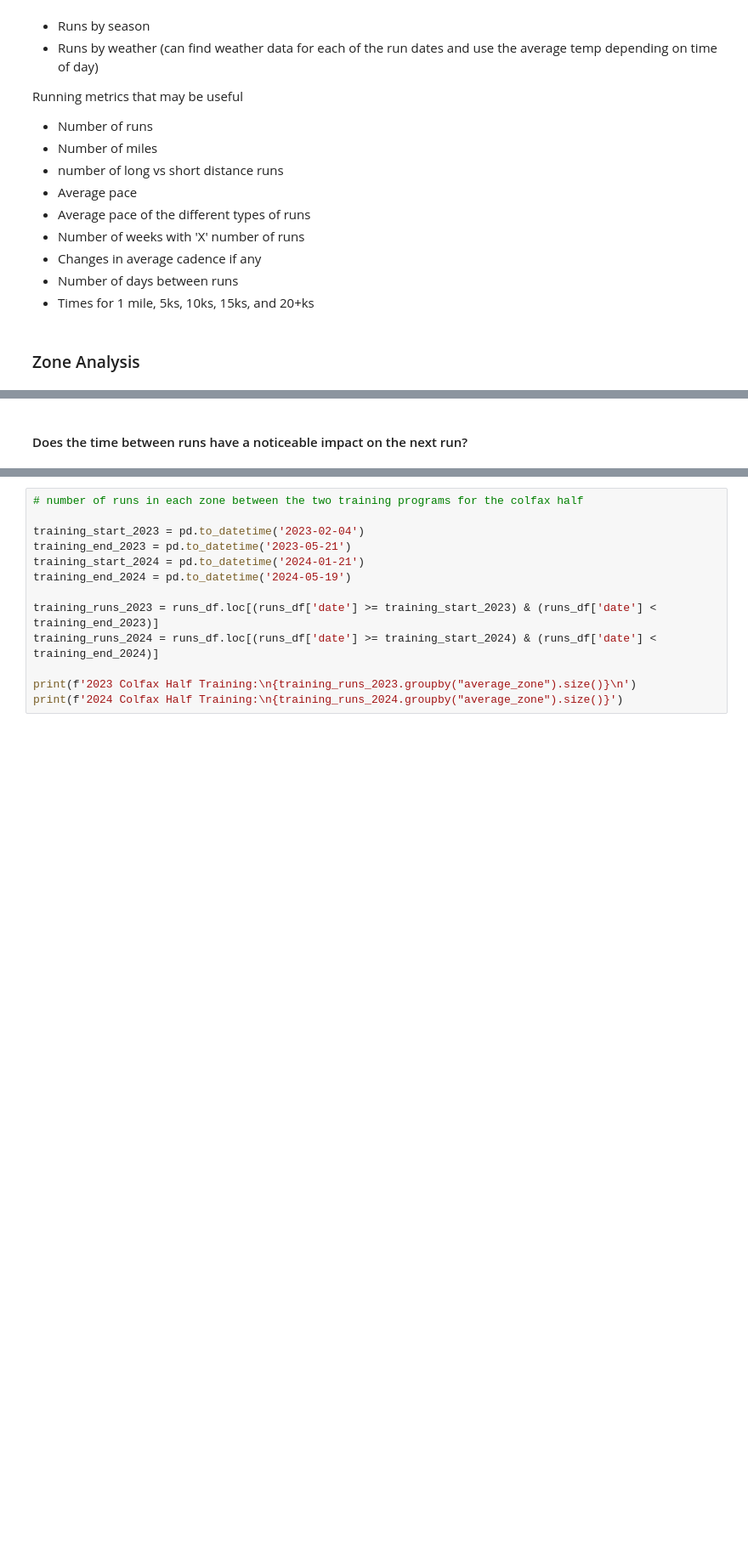
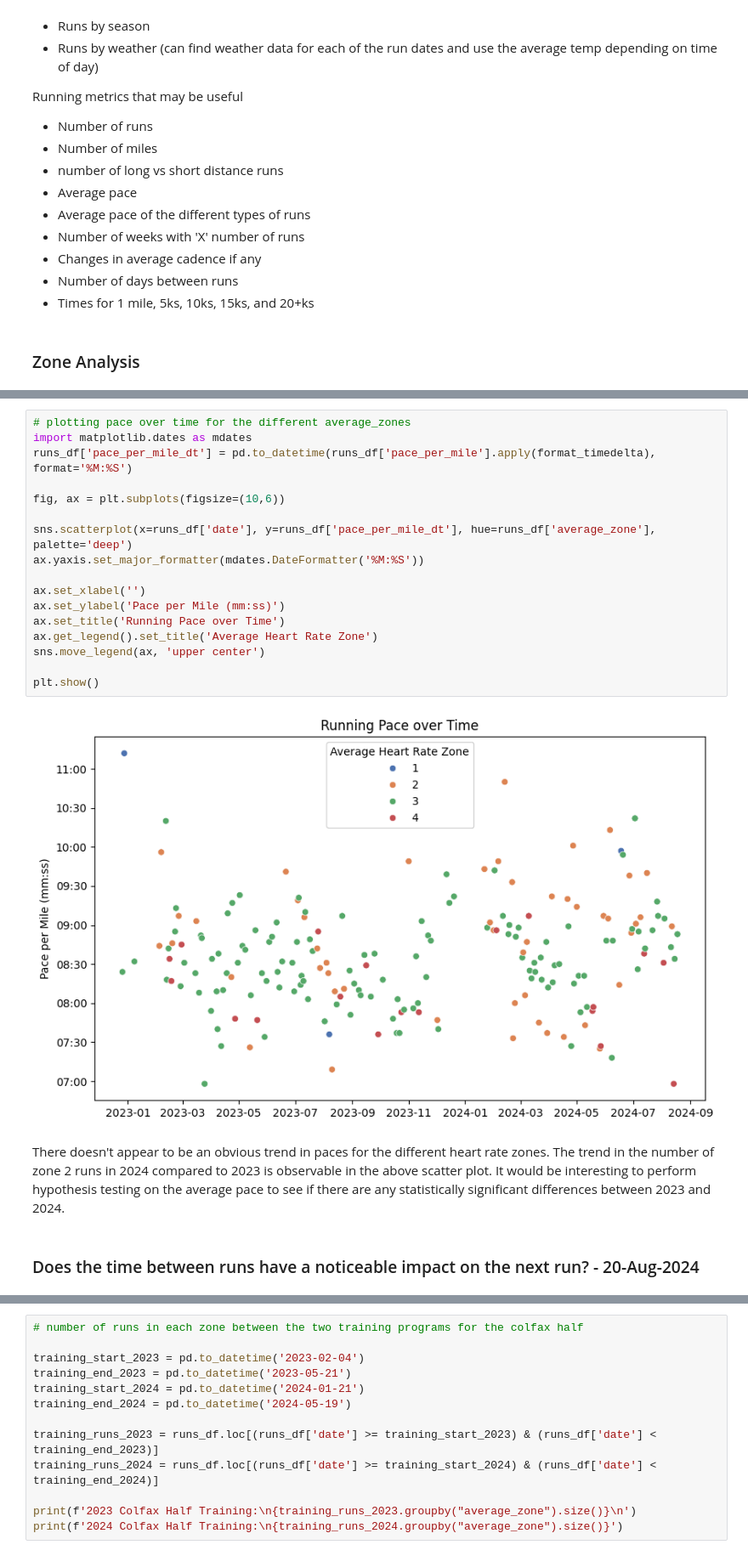
Before and after one commit to CodyT21/running_data, a Jupyter notebook: eda.ipynb, the cells around one changed output, grey strips where cells are left out. Shown: that part at 85% size. Drawn from its saved outputs; the diff is of its cells as text; blank space fills up the shorter version.

```diff
--- a/eda.ipynb
+++ b/eda.ipynb
@@ -80,5 +141,26 @@ When looking at the zone counts by year, there is a trend that appears to be for
+# %%
+# plotting pace over time for the different average_zones
+import matplotlib.dates as mdates
+runs_df['pace_per_mile_dt'] = pd.to_datetime(runs_df['pace_per_mile'].apply(format_timedelta), format='%M:%S')
+
+fig, ax = plt.subplots(figsize=(10,6))
+
+sns.scatterplot(x=runs_df['date'], y=runs_df['pace_per_mile_dt'], hue=runs_df['average_zone'], palette='deep')
+ax.yaxis.set_major_formatter(mdates.DateFormatter('%M:%S'))
+
+ax.set_xlabel('')
+ax.set_ylabel('Pace per Mile (mm:ss)')
+ax.set_title('Running Pace over Time')
+ax.get_legend().set_title('Average Heart Rate Zone')
+sns.move_legend(ax, 'upper center')
+
+plt.show()
+# %% [output]
+[figure, added]
+# %% [markdown]
+There doesn't appear to be an obvious trend in paces for the different heart rate zones. The trend in the number of zone 2 runs in 2024 compared to 2023 is observable in the above scatter plot. It would be interesting to perform hypothesis testing on the average pace to see if there are any statistically significant differences between 2023 and 2024.
 # %% [markdown]
-#### Does the time between runs have a noticeable impact on the next run?
+### Does the time between runs have a noticeable impact on the next run? - 20-Aug-2024
 # %%
 offset_dates = pd.concat([pd.Series(np.nan), runs_df['date']]).reset_index(drop=True)
 
```
Also changed, not shown: parts of 10 cells of this notebook.
